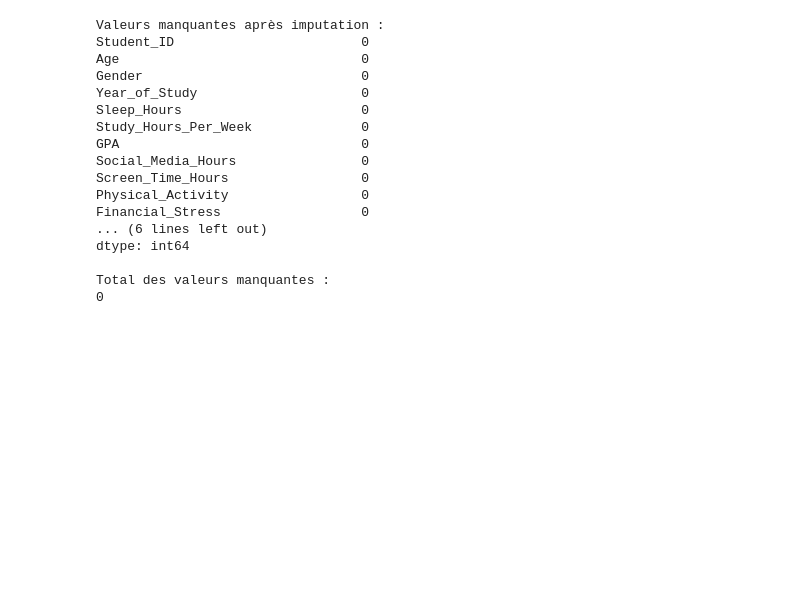
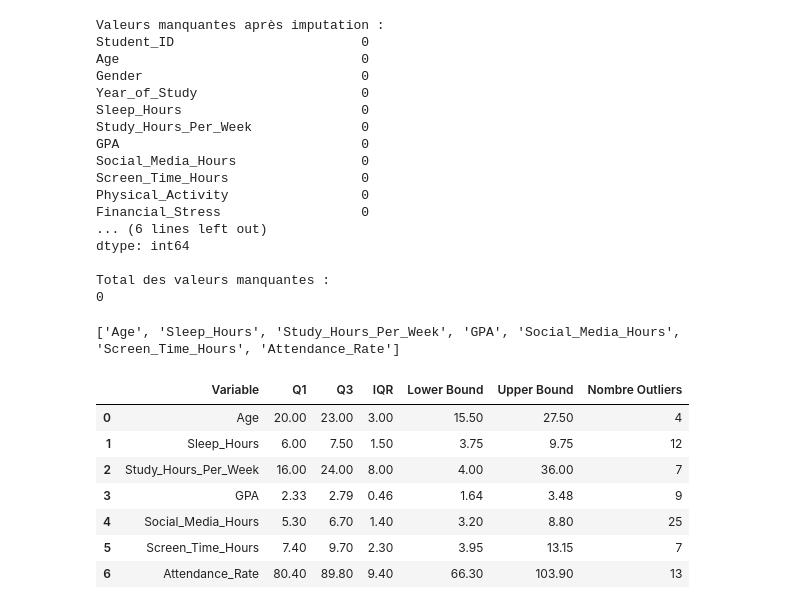
Before and after one commit to Azzam-Olaya/student-mental-health-pipeline, a Jupyter notebook: notebook/preprocessing.ipynb, the cells around one changed output. Saved outputs shown, nothing was run; the diff lists cells and outputs as text; code cells hidden in the pictures; blank space fills up the shorter version.

```diff
--- a/notebook/preprocessing.ipynb
+++ b/notebook/preprocessing.ipynb
@@ -125,3 +125,61 @@ dtype: int64
 
 Total des valeurs manquantes :
 0
+# %%
+numerical_columns = [
+    'Age',
+    'Sleep_Hours',
+    'Study_Hours_Per_Week',
+    'GPA',
+    'Social_Media_Hours',
+    'Screen_Time_Hours',
+    'Attendance_Rate'
+]
+
+numerical_columns = [
+    col for col in numerical_columns if col in df.columns
+]
+
+print(numerical_columns)
+# %% [output]
+['Age', 'Sleep_Hours', 'Study_Hours_Per_Week', 'GPA', 'Social_Media_Hours', 'Screen_Time_Hours', 'Attendance_Rate']
+# %%
+outliers_results = []
+
+for col in numerical_columns:
+
+    Q1 = df[col].quantile(0.25)
+    Q3 = df[col].quantile(0.75)
+
+    IQR = Q3 - Q1
+
+    lower_bound = Q1 - 1.5 * IQR
+    upper_bound = Q3 + 1.5 * IQR
+
+    outliers = df[
+        (df[col] < lower_bound) |
+        (df[col] > upper_bound)
+    ]
+
+    outliers_results.append({
+        'Variable': col,
+        'Q1': Q1,
+        'Q3': Q3,
+        'IQR': IQR,
+        'Lower Bound': lower_bound,
+        'Upper Bound': upper_bound,
+        'Nombre Outliers': len(outliers)
+    })
+
+outliers_df = pd.DataFrame(outliers_results)
+
+outliers_df
+# %% [output]
+|  | Variable | Q1 | Q3 | IQR | Lower Bound | Upper Bound | Nombre Outliers |
+| 0 | Age | 20.00 | 23.00 | 3.00 | 15.50 | 27.50 | 4 |
+| 1 | Sleep_Hours | 6.00 | 7.50 | 1.50 | 3.75 | 9.75 | 12 |
+| 2 | Study_Hours_Per_Week | 16.00 | 24.00 | 8.00 | 4.00 | 36.00 | 7 |
+| 3 | GPA | 2.33 | 2.79 | 0.46 | 1.64 | 3.48 | 9 |
+| 4 | Social_Media_Hours | 5.30 | 6.70 | 1.40 | 3.20 | 8.80 | 25 |
+| 5 | Screen_Time_Hours | 7.40 | 9.70 | 2.30 | 3.95 | 13.15 | 7 |
+| 6 | Attendance_Rate | 80.40 | 89.80 | 9.40 | 66.30 | 103.90 | 13 |
```
Also changed, not shown: parts of 3 cells of this notebook.
